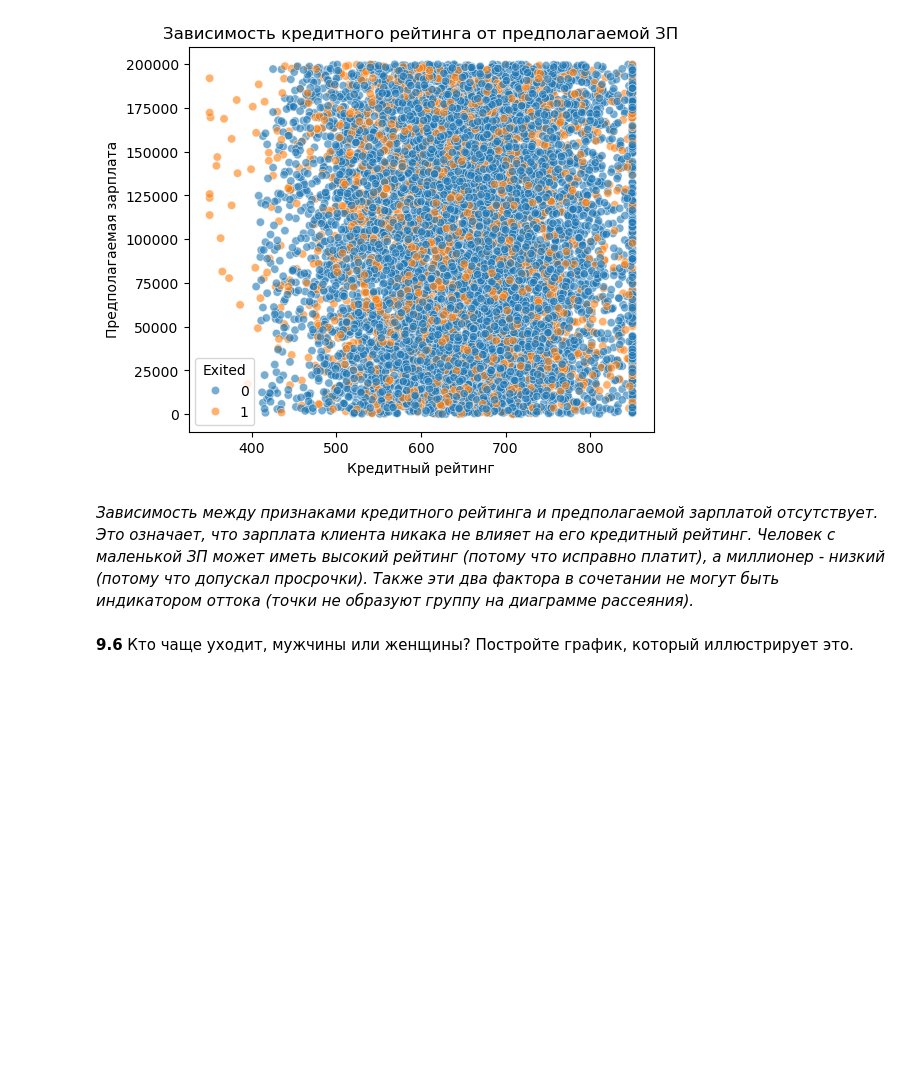
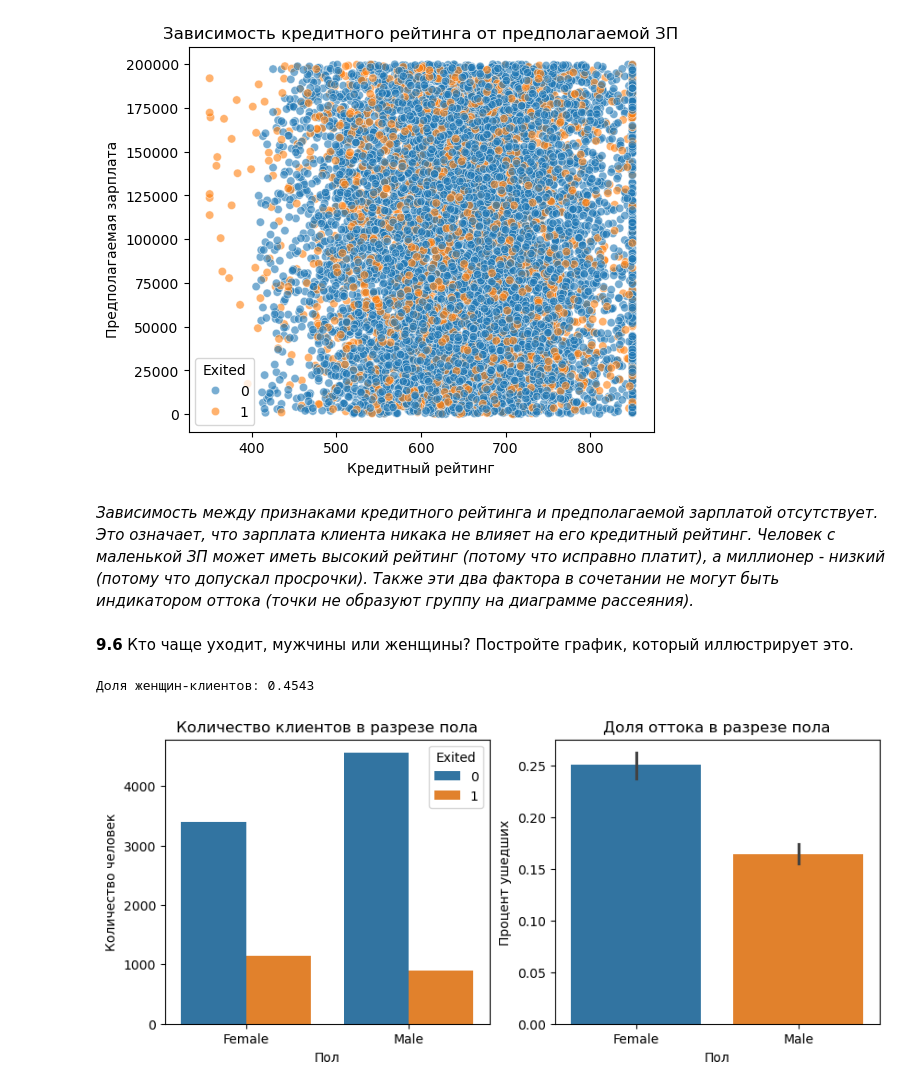
Before and after one commit to thetitorenko/sf_dspr, a Jupyter notebook: practice/PYTHON-13/PYTHON_13_Визуализация.ipynb, the cells around one changed output. Drawn from its saved outputs; the diff is of its cells as text; code cells hidden in the pictures; blank space fills up the shorter version.

```diff
--- a/practice/PYTHON-13/PYTHON_13_Визуализация.ipynb
+++ b/practice/PYTHON-13/PYTHON_13_Визуализация.ipynb
@@ -205,3 +205,24 @@ plt.show()
 _Зависимость между признаками кредитного рейтинга и предполагаемой зарплатой отсутствует. Это означает, что зарплата клиента никака не влияет на его кредитный рейтинг. Человек с маленькой ЗП может иметь высокий рейтинг (потому что исправно платит), а миллионер - низкий (потому что допускал просрочки). Также эти два фактора в сочетании не могут быть индикатором оттока (точки не образуют группу на диаграмме рассеяния)._
 # %% [markdown]
 **9.6** Кто чаще уходит, мужчины или женщины? Постройте график, который иллюстрирует это.
+# %%
+fig, ax = plt.subplots(1, 2, figsize=(10, 4))
+
+print(f'Доля женщин-клиентов: {churn_data['Gender'].value_counts(normalize=True).loc['Female']}')
+
+# Строим частотное распределение количества клиентов в разрезе пола и статуса лояльности
+count = sns.countplot(data=churn_data, x='Gender', hue='Exited', ax=ax[0])
+count.set_title('Количество клиентов в разрезе пола')
+count.set_xlabel('Пол')
+count.set_ylabel('Количество человек')
+
+# Строим столбчатую диаграмму среднего оттока в разрезе пола
+bar = sns.barplot(data=churn_data, x='Gender', y='Exited', hue='Gender', ax=ax[1])
+bar.set_title('Доля оттока в разрезе пола')
+bar.set_xlabel('Пол')
+bar.set_ylabel('Процент ушедших')
+
+plt.show()
+# %% [output]
+Доля женщин-клиентов: 0.4543
+[figure, added]
```
Also changed, not shown: parts of 10 cells of this notebook.
